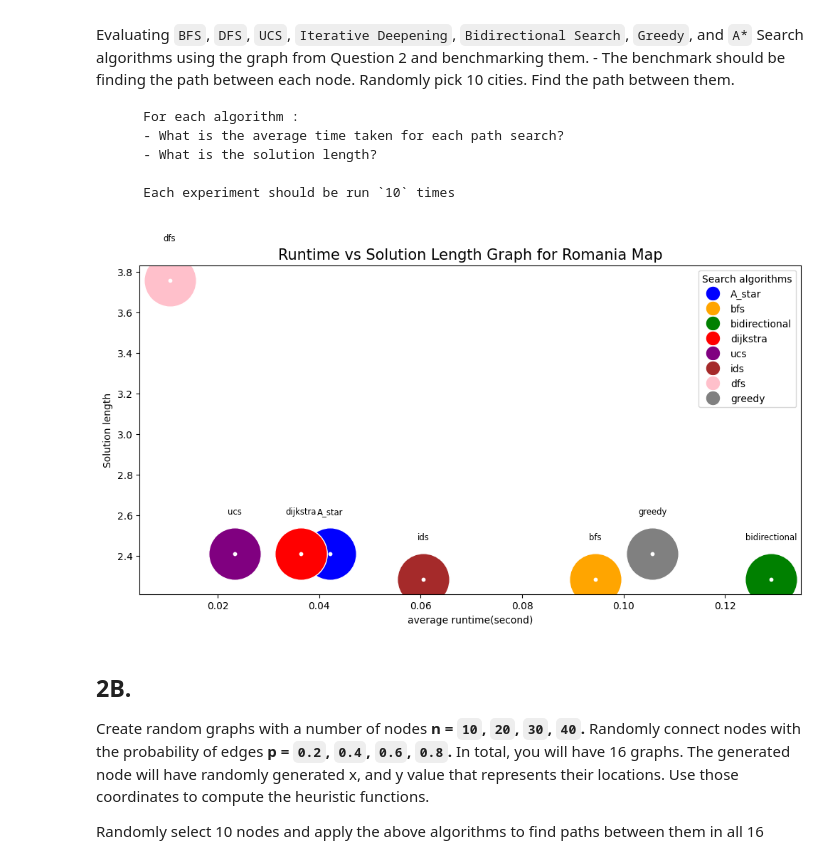
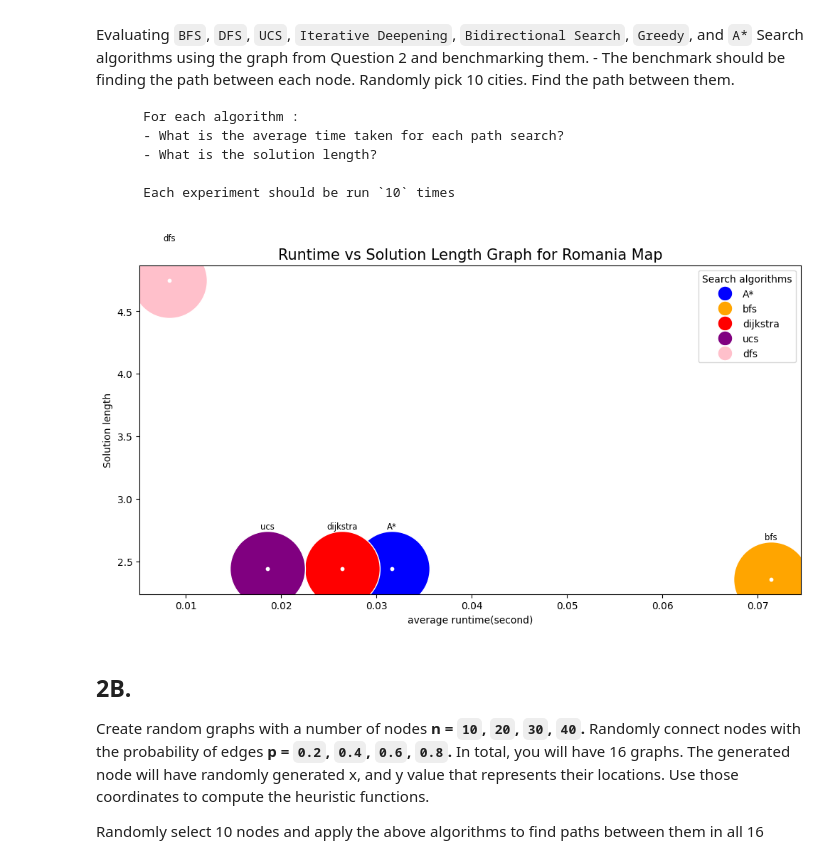
Before and after one commit to NathanZlion/AI_algo, a Jupyter notebook: Observation.ipynb, the cells around one changed output. Drawn from its saved outputs; the diff is of its cells as text; code cells hidden in the pictures.

```diff
--- a/Observation.ipynb
+++ b/Observation.ipynb
@@ -11,48 +11,51 @@ Evaluating `BFS`, `DFS`, `UCS`, `Iterative Deepening`, `Bidirectional Search`, `
 # %%
 from matplotlib import pyplot as plt
 from matplotlib.lines import Line2D
-import numpy as np
 from experiment_test_runner import Experiment
 from romania_city import Romania
 
 # Create a dictionary to store colors for each search algorithm
-colors = {"A_star": "blue", "bfs": "orange", "bidirectional": "green", "dijkstra": "red",
-          "ucs": "purple", "ids": "brown", "dfs": "pink", "greedy": "gray"}
+colors = {
+    "A*": "blue",
+    "bfs": "orange",
+    "dijkstra": "red",
+    "ucs": "purple",
+    "dfs": "pink",
+    }
 
-search_algorithm_names = ["A_star", "bfs", "bidirectional", "dijkstra",
-                         "ucs", "ids", "dfs", "greedy"]
+search_algorithm_names = ["A*", "bfs", "dijkstra", "ucs", "dfs"]
 
 romania_graph = Romania().get_city()
 romania_coordinates = Romania().get_coordinates()
 
 search_runtime, search_solution_length = Experiment.run(romania_graph, romania_coordinates)
 
 fig, ax = plt.subplots(figsize=(12, 6))
 
 # Plot runtime and solution length for each search algorithm
 for i, algorithm in enumerate(search_algorithm_names):
     # Plot the values using the assigned color for each search algorithm
-    ax.scatter(search_runtime[i], search_solution_length[i], c=colors[algorithm], s=2800, label=algorithm, marker='o', edgecolor='white', linewidth=1) # type: ignore
+    ax.scatter(search_runtime[i], search_solution_length[i], c=colors[algorithm], s=5800, label=algorithm, marker='o', edgecolor='white', linewidth=1) # type: ignore
     ax.scatter(search_runtime[i], search_solution_length[i], c='white', s=10, label=algorithm, marker='o', edgecolor='white', linewidth=1) # type: ignore
 
     # Add the name of the algorithm next to the dot
     ax.annotate(f"{algorithm}",
                 (search_runtime[i], search_solution_length[i]),
                 textcoords="offset points",
                 xytext=(0, 40),
                 ha='center',
                 fontsize='small')
 
 # Add legends for search algorithms
 algorithms_legend = [Line2D([0], [0], marker='o', color='w', markerfacecolor=v, markersize=15, label=k) for k, v in colors.items()]
 ax.legend(handles=algorithms_legend, loc='upper right', title='Search algorithms')
 
 ax.set_xlabel('average runtime(second)')
 ax.set_ylabel('Solution length')
 ax.set_title('Runtime vs Solution Length Graph for Romania Map').set_fontsize(15)
 plt.show()
 # %% [output]
-[figure, old version]
+[figure, new version]
 # %% [markdown]
 ## 2B.
 Create random graphs with a number of nodes **n = `10`, `20`, `30`, `40`.**  Randomly connect nodes with the probability of edges **p = `0.2`,  `0.4`,  `0.6`,  `0.8`.** In total, you will have 16 graphs. The generated node will have randomly generated x, and y value that represents their locations. Use those coordinates to compute the heuristic functions.
```
Also changed, not shown: parts of 2 cells of this notebook, 2 other files.
